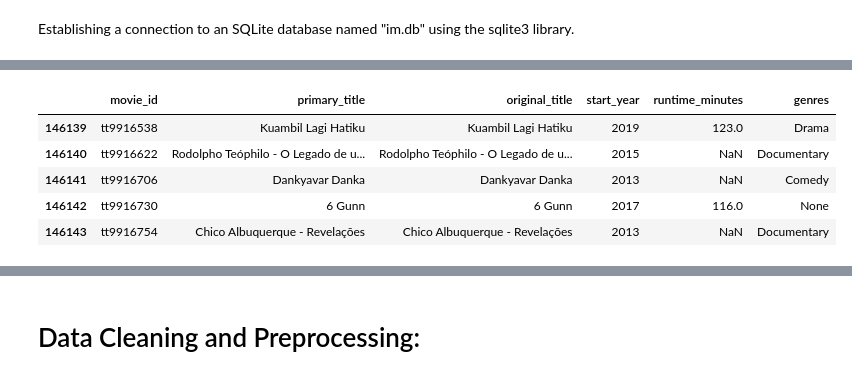
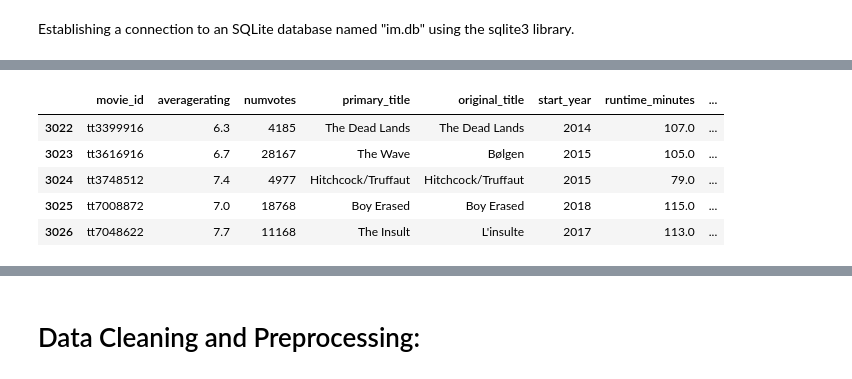
Before and after one commit to randellmwania/Microsoft-Movie-Studio-Market-Analysis-and-Strategy-for-Success, a Jupyter notebook: Microsoft-Movie-Studio-Market-Analysis-and-Strategy-for-Success.ipynb, the cells around one changed output, grey strips where cells are left out. Cells and saved outputs as stored; diff of their text form; code cells hidden in the pictures.

```diff
--- a/Microsoft-Movie-Studio-Market-Analysis-and-Strategy-for-Success.ipynb
+++ b/Microsoft-Movie-Studio-Market-Analysis-and-Strategy-for-Success.ipynb
@@ -56,0 +70,5 @@ movie_basics_df.head()
+# %%
+bom_movie_df = bom_movie_df.rename(columns={"title": "primary_title"})
+# %%
+# Merge the dataframes based on the "title" column
+bom_movie_basic_and_rating_df = pd.merge(movie_basic_and_rating_df, bom_movie_df, on="primary_title", how="inner")
@@ -57,9 +111,9 @@ movie_basics_df.head()
 # %%
-movie_basics_df.tail()
+bom_movie_basic_and_rating_df.tail()
 # %% [output]
-|  | movie_id | primary_title | original_title | start_year | runtime_minutes | genres |
-| 146139 | tt9916538 | Kuambil Lagi Hatiku | Kuambil Lagi Hatiku | 2019 | 123.0 | Drama |
-| 146140 | tt9916622 | Rodolpho Teóphilo - O Legado de u... | Rodolpho Teóphilo - O Legado de u... | 2015 | NaN | Documentary |
-| 146141 | tt9916706 | Dankyavar Danka | Dankyavar Danka | 2013 | NaN | Comedy |
-| 146142 | tt9916730 | 6 Gunn | 6 Gunn | 2017 | 116.0 | None |
-| 146143 | tt9916754 | Chico Albuquerque - Revelações | Chico Albuquerque - Revelações | 2013 | NaN | Documentary |
+|  | movie_id | averagerating | numvotes | primary_title | original_title | start_year | runtime_minutes | ... |
+| 3022 | tt3399916 | 6.3 | 4185 | The Dead Lands | The Dead Lands | 2014 | 107.0 | ... |
+| 3023 | tt3616916 | 6.7 | 28167 | The Wave | Bølgen | 2015 | 105.0 | ... |
+| 3024 | tt3748512 | 7.4 | 4977 | Hitchcock/Truffaut | Hitchcock/Truffaut | 2015 | 79.0 | ... |
+| 3025 | tt7008872 | 7.0 | 18768 | Boy Erased | Boy Erased | 2018 | 115.0 | ... |
+| 3026 | tt7048622 | 7.7 | 11168 | The Insult | L'insulte | 2017 | 113.0 | ... |
```
Also changed, not shown: parts of 105 cells of this notebook.
